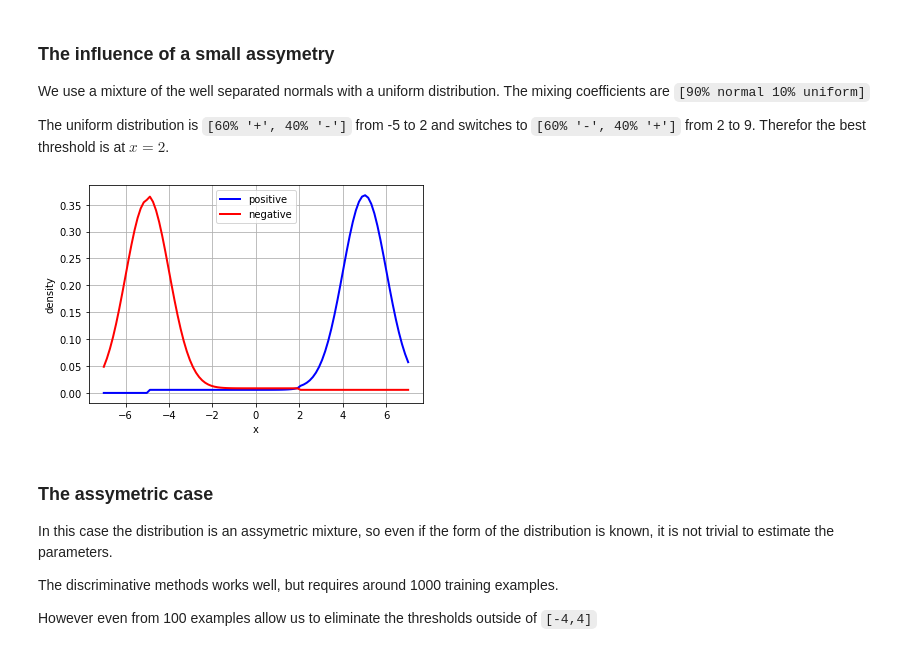
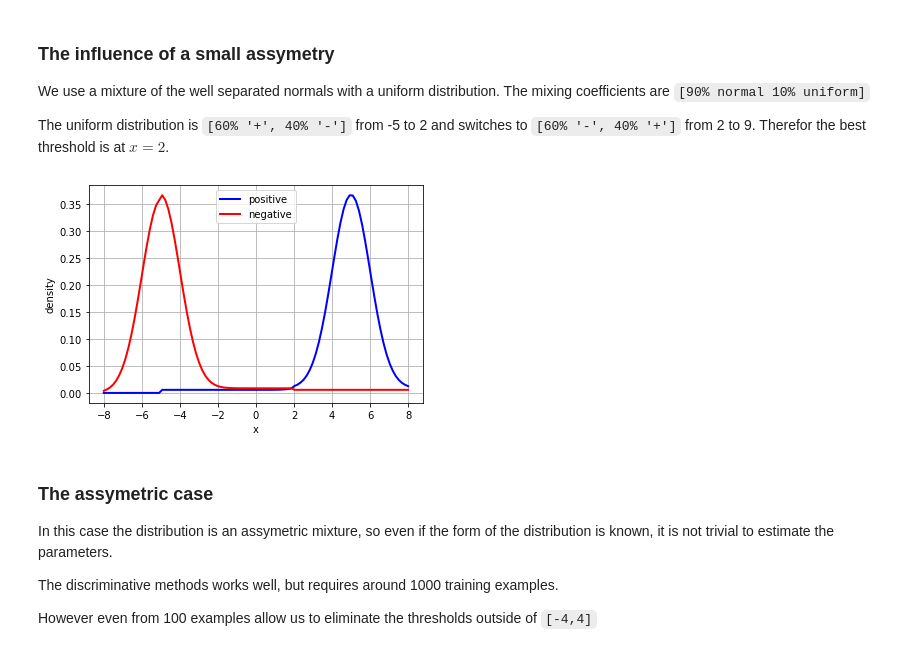
Before and after one commit to tongyanjun/Public-CSE255-2022, a Jupyter notebook: notebooks/Section3-Classification/LearnByElimination/LearnByElimination_1D.ipynb, the cells around one changed output. Cells and saved outputs as stored; diff of their text form; code cells hidden in the pictures.

```diff
--- a/notebooks/Section3-Classification/LearnByElimination/LearnByElimination_1D.ipynb
+++ b/notebooks/Section3-Classification/LearnByElimination/LearnByElimination_1D.ipynb
@@ -146,17 +67,17 @@ Therefor the best threshold is at $x=2$.
 # %%
 q=0.1
 positive=Mixture([(1-q,norm(loc=5)),(0.6*q,uniform(loc=2,scale=7)),(0.4*q,uniform(loc=-5,scale=7))])
 negative=Mixture([(1-q,norm(loc=-5)),(0.4*q,uniform(loc=2,scale=7)),(0.6*q,uniform(loc=-5,scale=7))])
 
-x = np.linspace(-_dist_from_0-_nsigma,_dist_from_0+_nsigma,100)
+x = np.linspace(-8,8,100)
 plot(x, positive.pdf(x), 'b-', lw=2, label='positive')
 plot(x, negative.pdf(x), 'r-', lw=2, label='negative')
 xlabel('x')
 ylabel('density')
 grid()
 legend();
 # %% [output]
-[figure, old version]
+[figure, new version]
 # %% [markdown]
 ### The assymetric case
 In this case the distribution is an assymetric mixture, so even if the form of the distribution is known, it is not trivial to estimate the parameters.
```
Also changed, not shown: parts of 4 cells of this notebook.
